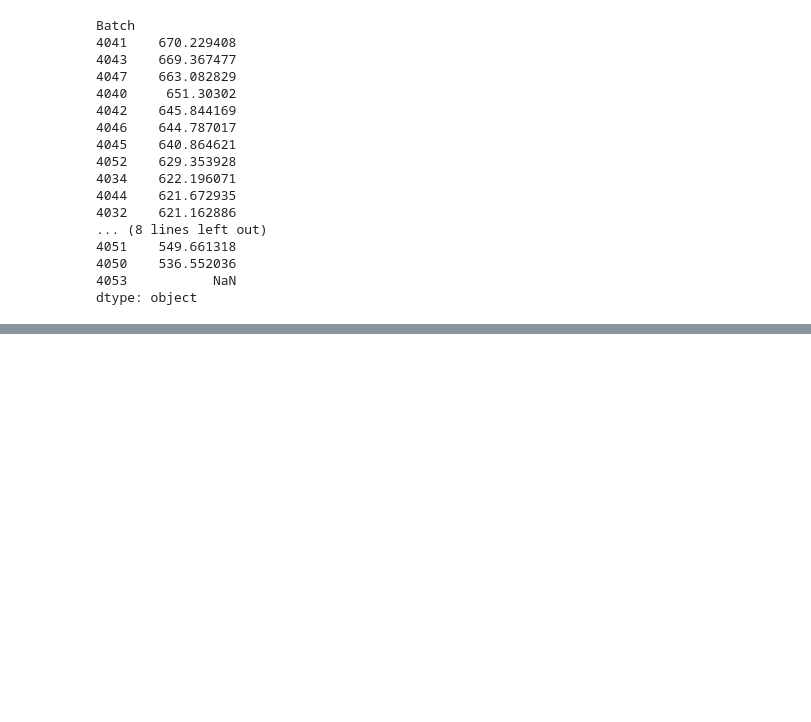
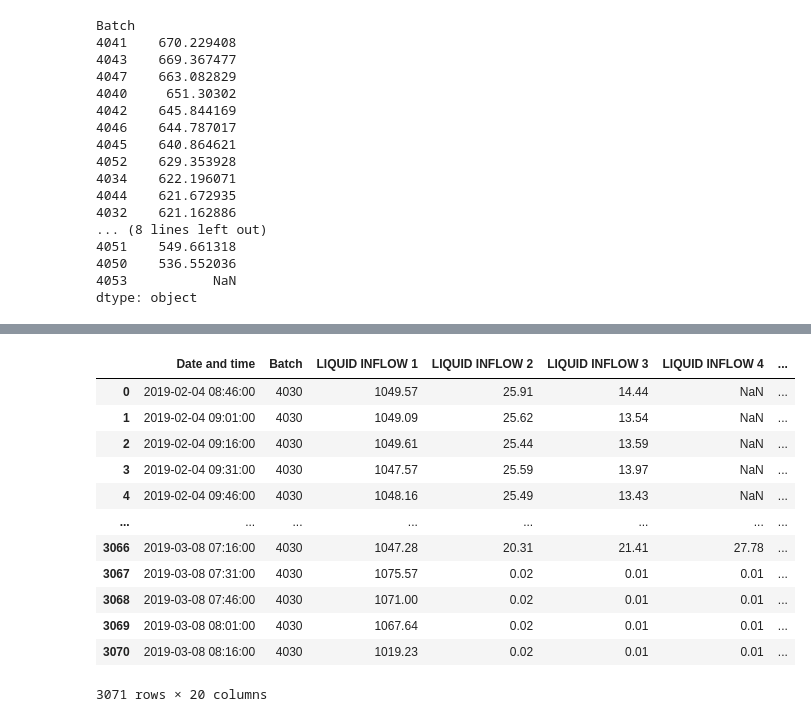
Before and after one commit to RichardFisher1/Applied, a Jupyter notebook: Product Yield AML.ipynb, the cells around one changed output, grey strips where cells are left out. Cells and saved outputs as stored; diff of their text form; code cells hidden in the pictures; blank space fills up the shorter version.

```diff
--- a/Product Yield AML.ipynb
+++ b/Product Yield AML.ipynb
@@ -166,0 +114,16 @@ dtype: object
+# %%
+df_op_4030
+# %% [output]
+|  | Date and time | Batch | LIQUID INFLOW 1 | LIQUID INFLOW 2 | LIQUID INFLOW 3 | LIQUID INFLOW 4 | ... |
+| 0 | 2019-02-04 08:46:00 | 4030 | 1049.57 | 25.91 | 14.44 | NaN | ... |
+| 1 | 2019-02-04 09:01:00 | 4030 | 1049.09 | 25.62 | 13.54 | NaN | ... |
+| 2 | 2019-02-04 09:16:00 | 4030 | 1049.61 | 25.44 | 13.59 | NaN | ... |
+| 3 | 2019-02-04 09:31:00 | 4030 | 1047.57 | 25.59 | 13.97 | NaN | ... |
+| 4 | 2019-02-04 09:46:00 | 4030 | 1048.16 | 25.49 | 13.43 | NaN | ... |
+| ... | ... | ... | ... | ... | ... | ... | ... |
+| 3066 | 2019-03-08 07:16:00 | 4030 | 1047.28 | 20.31 | 21.41 | 27.78 | ... |
+| 3067 | 2019-03-08 07:31:00 | 4030 | 1075.57 | 0.02 | 0.01 | 0.01 | ... |
+| 3068 | 2019-03-08 07:46:00 | 4030 | 1071.00 | 0.02 | 0.01 | 0.01 | ... |
+| 3069 | 2019-03-08 08:01:00 | 4030 | 1067.64 | 0.02 | 0.01 | 0.01 | ... |
+| 3070 | 2019-03-08 08:16:00 | 4030 | 1019.23 | 0.02 | 0.01 | 0.01 | ... |
+3071 rows × 20 columns
```
Also changed, not shown: parts of 39 cells of this notebook, 5 other files.
